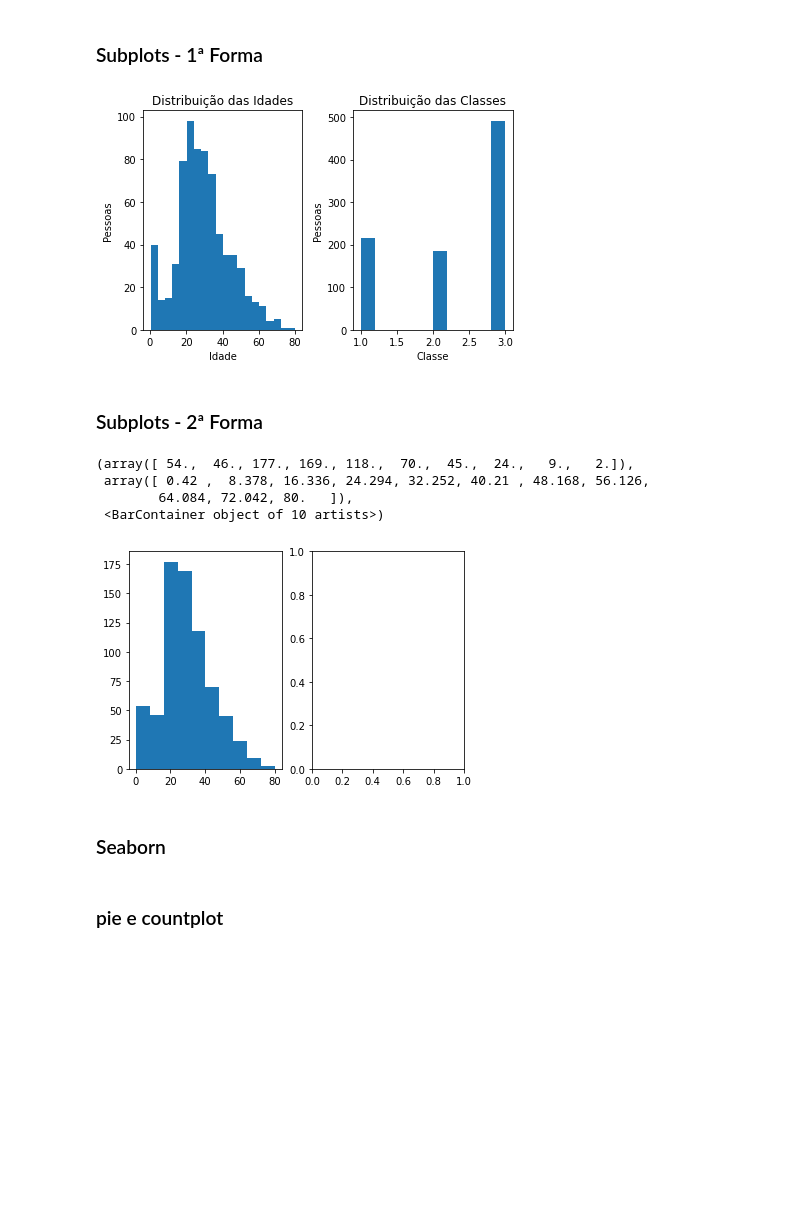
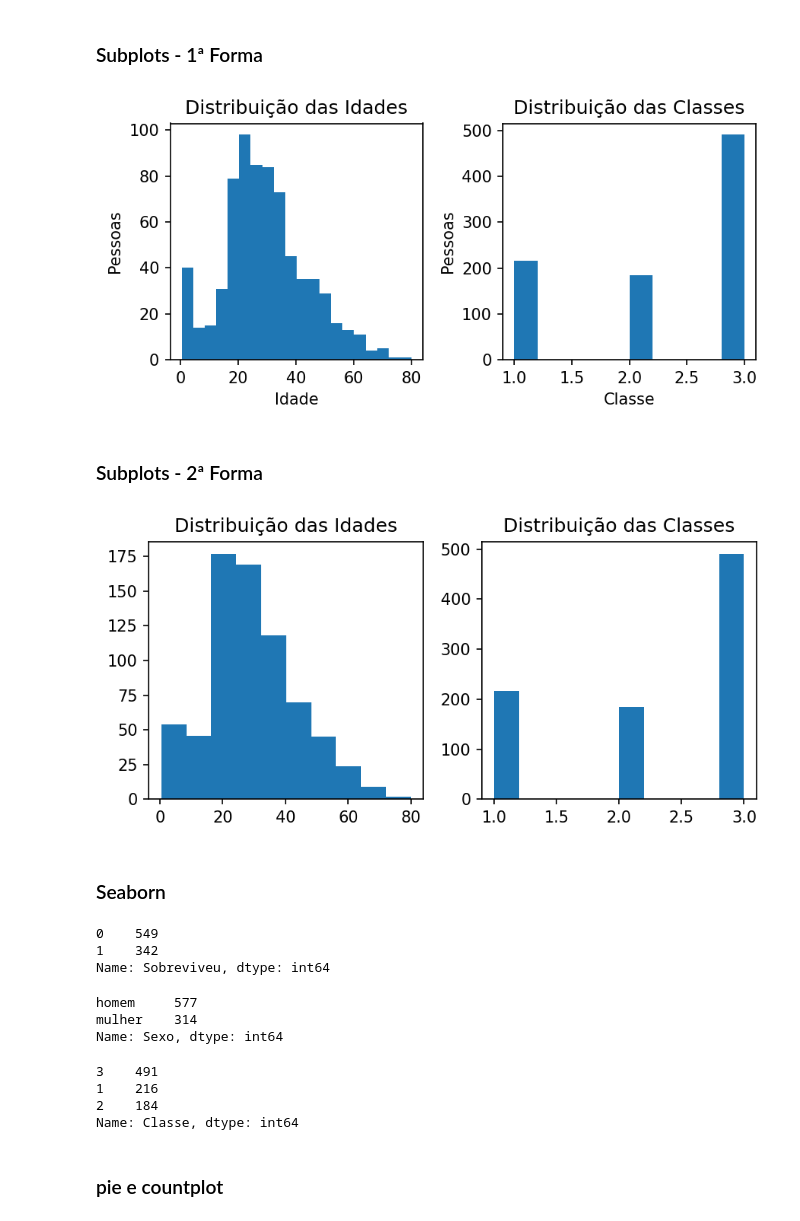
Before and after one commit to leonhardc/Data-Science-e-Machine-Learning-com-Estat-stica-e-Python, a Jupyter notebook: Recursos/05 - Visualizacao de Dados/Visualização de Dados - Vazio.ipynb, the cells around one changed output. Drawn from its saved outputs; the diff is of its cells as text; code cells hidden in the pictures; blank space fills up the shorter version.

Commit message:
Adicionado seção de visualização de dados

```diff
--- a/Recursos/05 - Visualizacao de Dados/Visualização de Dados - Vazio.ipynb
+++ b/Recursos/05 - Visualizacao de Dados/Visualização de Dados - Vazio.ipynb
@@ -105,36 +105,45 @@ plt.show()  # mostra somente o histograma
 ### Subplots - 1ª Forma
 # %%
 # plotar os dois histogramas no mesmo gráfico
+plt.figure(figsize=(6,3), dpi=150) # Define o tamanho da figura
 # subplot 1:
 plt.subplot(1, 2, 1) # 1 linha, 2 coluna, plot 1
 plt.hist(data['Idade'].dropna(), bins=20)
 plt.title('Distribuição das Idades')
 plt.ylabel('Pessoas')
 plt.xlabel('Idade')
 
 # subplot 2:
 plt.subplot(1, 2, 2) # 1 linha, 2 coluna, plot 2
 plt.hist(data['Classe'])
 plt.title('Distribuição das Classes')
 plt.ylabel('Pessoas')
 plt.xlabel('Classe')
 
 plt.tight_layout() # Ajuda os gráficos não ficarem sobrepostos um ao outro
 plt.show()
 # %% [output]
-[figure, old version]
+[figure, new version]
 # %% [markdown]
 ### Subplots - 2ª Forma
 # %%
-f, ax = plt.subplots(1,2) # f: figure, ax: axis
+f, ax = plt.subplots(1,2, figsize=(6,3), dpi=150) # f: figure, ax: axis
                           # ax, nesse caso, será uma lista de dois elementos
                           # contendo objetos do tipo matplotlib
+                          # dpi: aumenta a qualida da imagem
+
+# Primeiro plot
 ax[0].hist(data['Idade'].dropna())
+ax[0].set_title('Distribuição das Idades')
+
+
+# Segundo plot
+ax[1].hist(data['Classe'])
+ax[1].set_title('Distribuição das Classes')
+
+plt.tight_layout()
+plt.show()
 # %% [output]
-(array([ 54.,  46., 177., 169., 118.,  70.,  45.,  24.,   9.,   2.]),
- array([ 0.42 ,  8.378, 16.336, 24.294, 32.252, 40.21 , 48.168, 56.126,
-        64.084, 72.042, 80.   ]),
- <BarContainer object of 10 artists>)
-[figure, old version]
+[figure, new version]
 # %% [markdown]
 ### Seaborn
@@ -141,2 +157,21 @@ ax[0].hist(data['Idade'].dropna())
+# %%
+data['Sobreviveu'].value_counts()
+# %% [output]
+0    549
+1    342
+Name: Sobreviveu, dtype: int64
+# %%
+data['Sexo'].value_counts()
+# %% [output]
+homem     577
+mulher    314
+Name: Sexo, dtype: int64
+# %%
+data['Classe'].value_counts()
+# %% [output]
+3    491
+1    216
+2    184
+Name: Classe, dtype: int64
 # %% [markdown]
 ### pie e countplot
```
Also changed, not shown: parts of 3 cells of this notebook.
